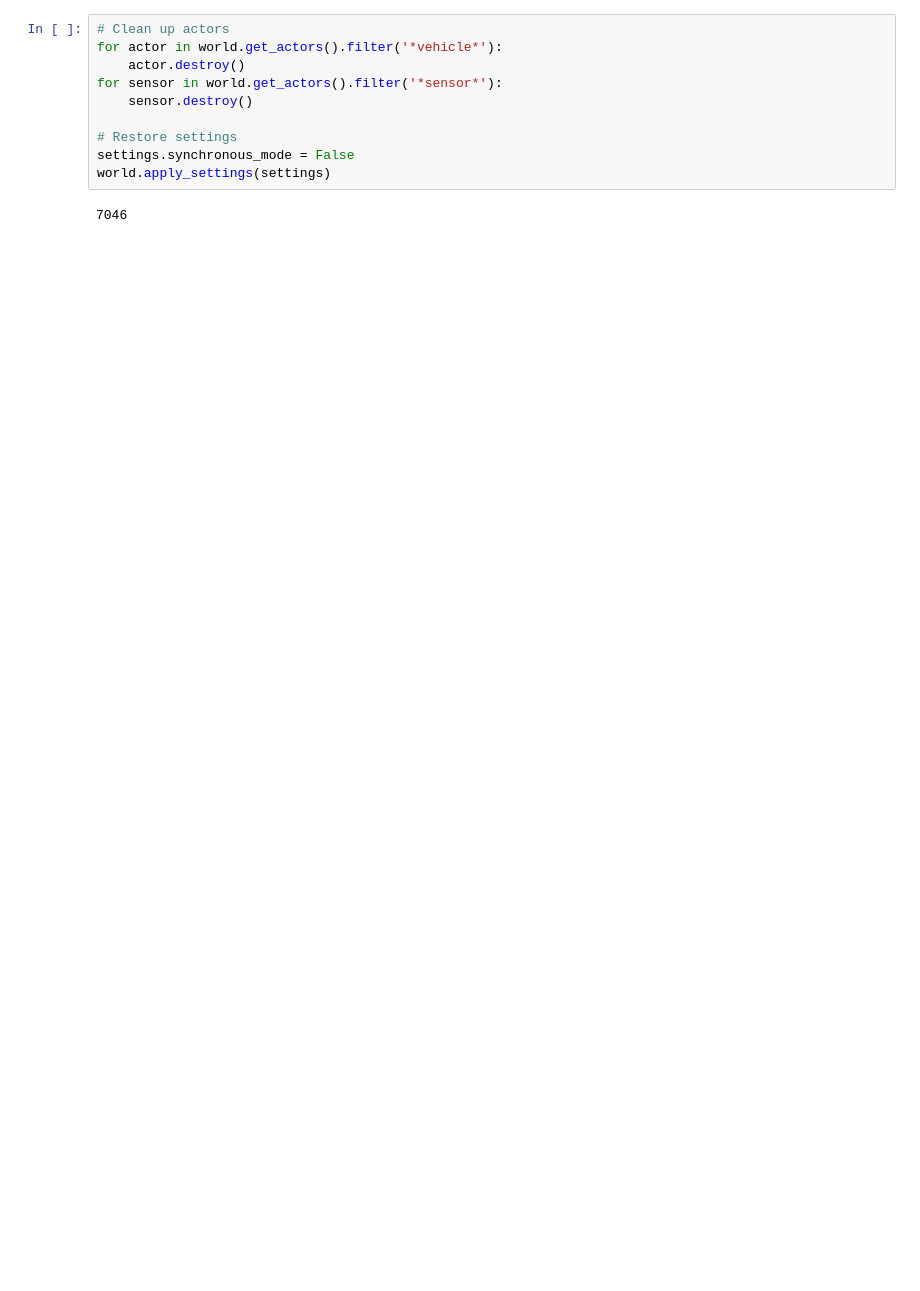
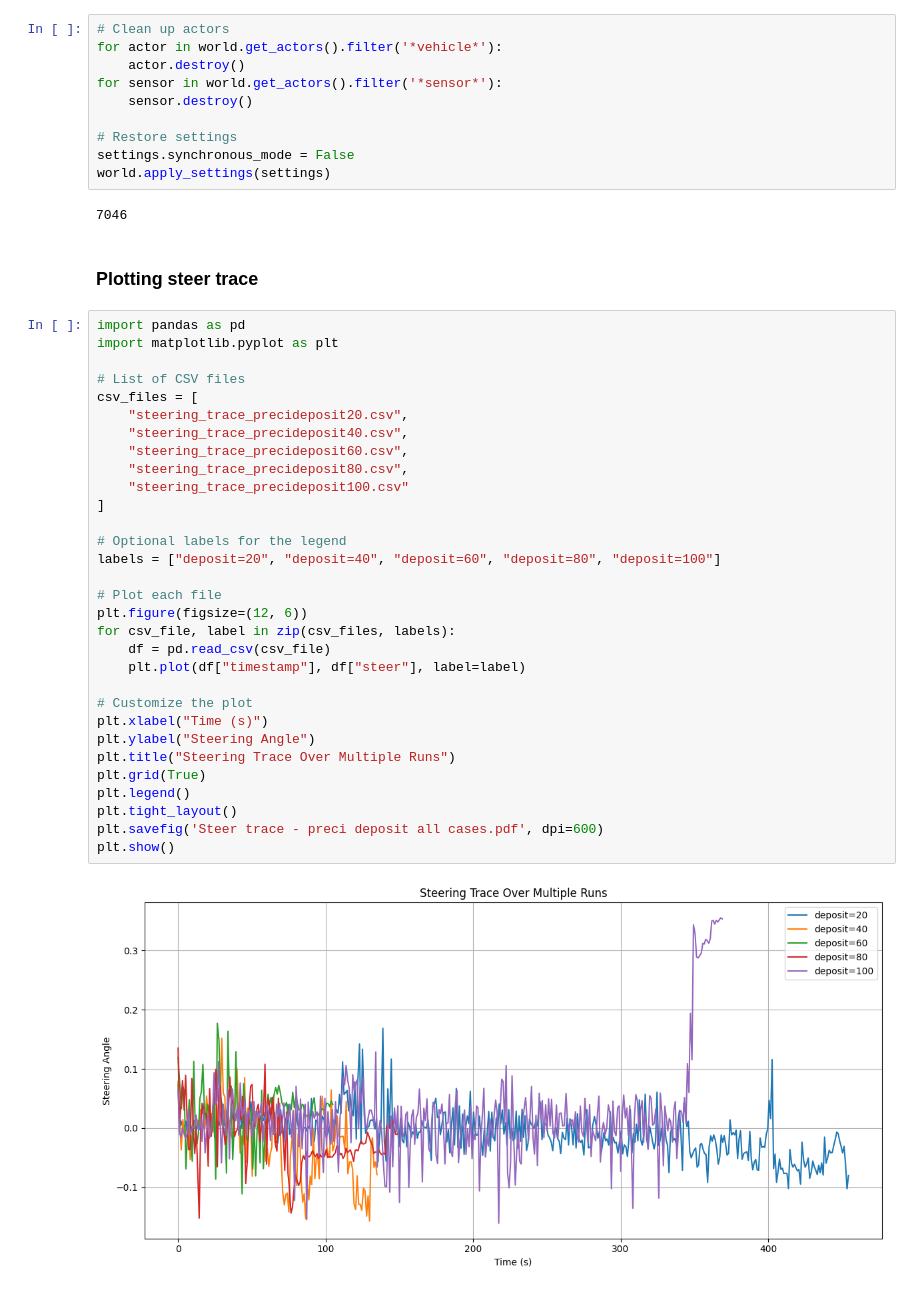
Before and after one commit to rahuldavanam/studentarbeit-final, a Jupyter notebook: 4_Deployment stage.ipynb, the cells around one changed output. Drawn from its saved outputs; the diff is of its cells as text; blank space fills up the shorter version.

```diff
--- a/4_Deployment stage.ipynb
+++ b/4_Deployment stage.ipynb
@@ -283,3 +322,38 @@ settings.synchronous_mode = False
 world.apply_settings(settings)
 # %% [output]
 7046
+# %% [markdown]
+### Plotting steer trace
+# %%
+import pandas as pd
+import matplotlib.pyplot as plt
+
+# List of CSV files
+csv_files = [
+    "steering_trace_precideposit20.csv",
+    "steering_trace_precideposit40.csv",
+    "steering_trace_precideposit60.csv",
+    "steering_trace_precideposit80.csv",
+    "steering_trace_precideposit100.csv"
+]
+
+# Optional labels for the legend
+labels = ["deposit=20", "deposit=40", "deposit=60", "deposit=80", "deposit=100"]
+
+# Plot each file
+plt.figure(figsize=(12, 6))
+for csv_file, label in zip(csv_files, labels):
+    df = pd.read_csv(csv_file)
+    plt.plot(df["timestamp"], df["steer"], label=label)
+
+# Customize the plot
+plt.xlabel("Time (s)")
+plt.ylabel("Steering Angle")
+plt.title("Steering Trace Over Multiple Runs")
+plt.grid(True)
+plt.legend()
+plt.tight_layout()
+plt.savefig('Steer trace - preci deposit all cases.pdf', dpi=600)
+plt.show()
+# %% [output]
+[figure, added]
```
Also changed, not shown: parts of 4 cells of this notebook.
